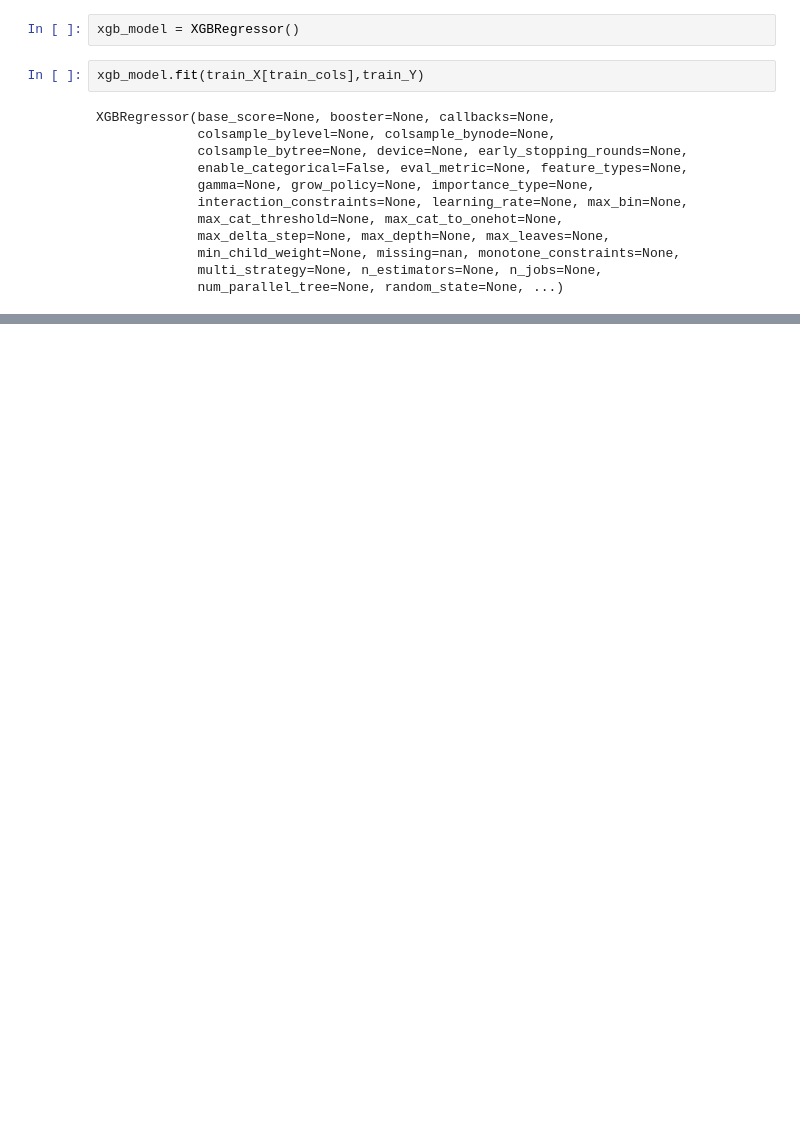
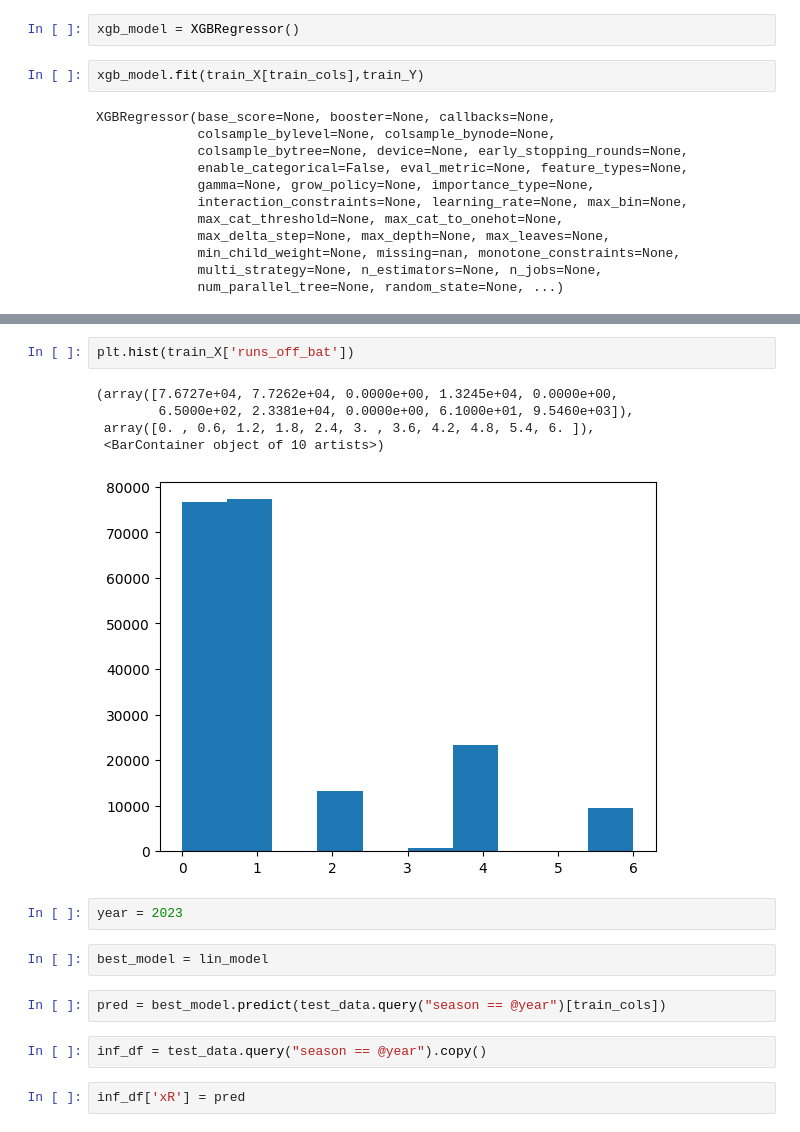
Before and after one commit to Rit-ctrl/Pressure-Quantification-for-Cricket, a Jupyter notebook: 01_Model.ipynb, the cells around one changed output, grey strips where cells are left out. Drawn from its saved outputs; the diff is of its cells as text; blank space fills up the shorter version.

```diff
--- a/01_Model.ipynb
+++ b/01_Model.ipynb
@@ -189,0 +225,18 @@ mean_squared_error(test_Y,xgb_model.predict(test_X[train_cols]))
+# %%
+plt.hist(train_X['runs_off_bat'])
+# %% [output]
+(array([7.6727e+04, 7.7262e+04, 0.0000e+00, 1.3245e+04, 0.0000e+00,
+        6.5000e+02, 2.3381e+04, 0.0000e+00, 6.1000e+01, 9.5460e+03]),
+ array([0. , 0.6, 1.2, 1.8, 2.4, 3. , 3.6, 4.2, 4.8, 5.4, 6. ]),
+ <BarContainer object of 10 artists>)
+[figure, added]
+# %%
+year = 2023
+# %%
+best_model = lin_model
+# %%
+pred = best_model.predict(test_data.query("season == @year")[train_cols])
+# %%
+inf_df = test_data.query("season == @year").copy()
+# %%
+inf_df['xR'] = pred
```
Also changed, not shown: parts of 37 cells of this notebook, 1 other file.
